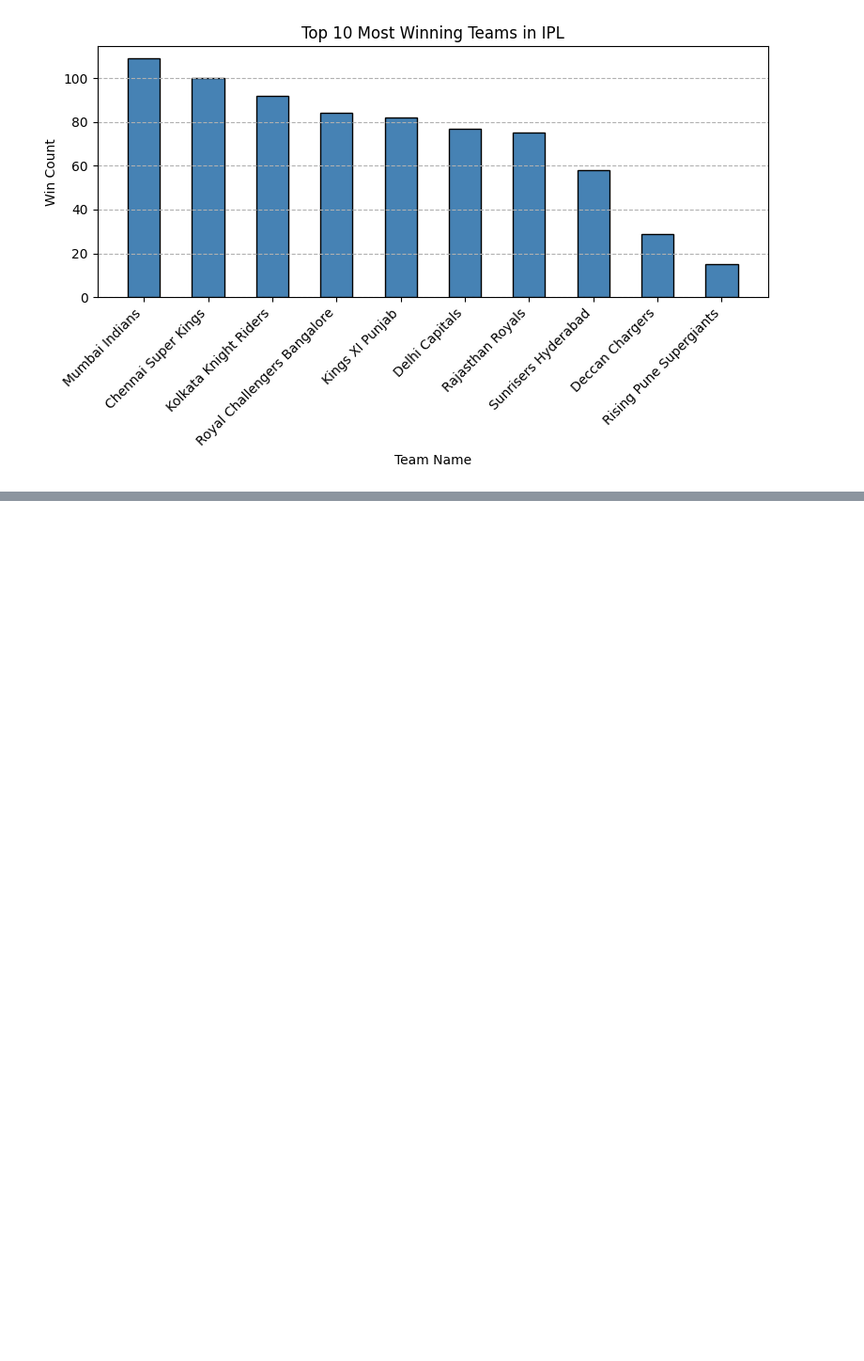
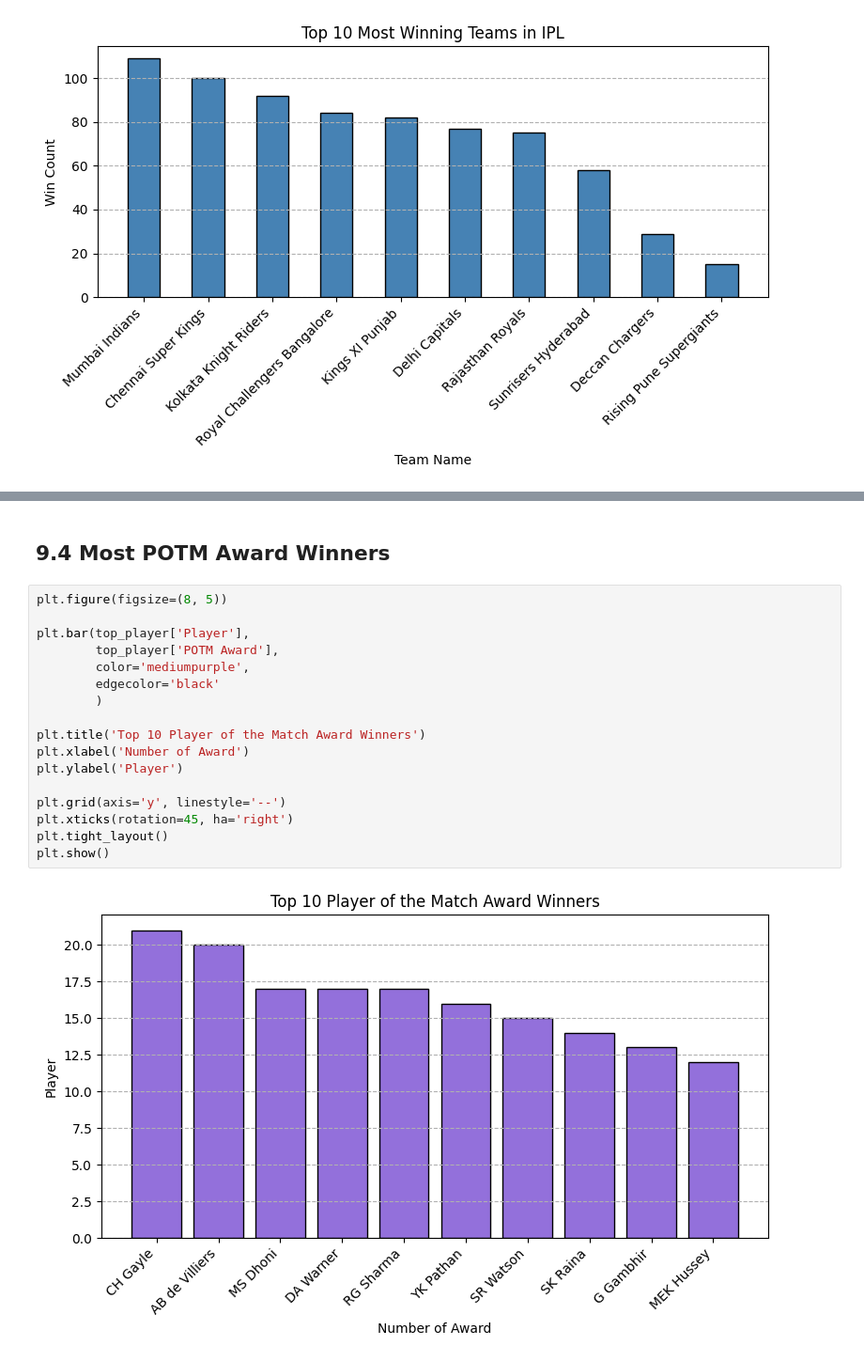
Before and after one commit to vidushan-ds/academic-data-wrangler, a Jupyter notebook: cricket-performance-analytics/cricket_analyz.ipynb, the cells around one changed output, grey strips where cells are left out. Shown at 94% size. Cells and saved outputs as stored; diff of their text form; blank space fills up the shorter version.

```diff
--- a/cricket-performance-analytics/cricket_analyz.ipynb
+++ b/cricket-performance-analytics/cricket_analyz.ipynb
@@ -574,0 +629,21 @@ plt.show()
+# %% [markdown]
+## 9.4 Most POTM Award Winners
+# %%
+plt.figure(figsize=(8, 5))
+
+plt.bar(top_player['Player'],
+        top_player['POTM Award'],
+        color='mediumpurple',
+        edgecolor='black'
+        )
+
+plt.title('Top 10 Player of the Match Award Winners')
+plt.xlabel('Number of Award')
+plt.ylabel('Player')
+
+plt.grid(axis='y', linestyle='--')
+plt.xticks(rotation=45, ha='right')
+plt.tight_layout()
+plt.show()
+# %% [output]
+[figure, added]
```
Also changed, not shown: parts of 9 cells of this notebook.
